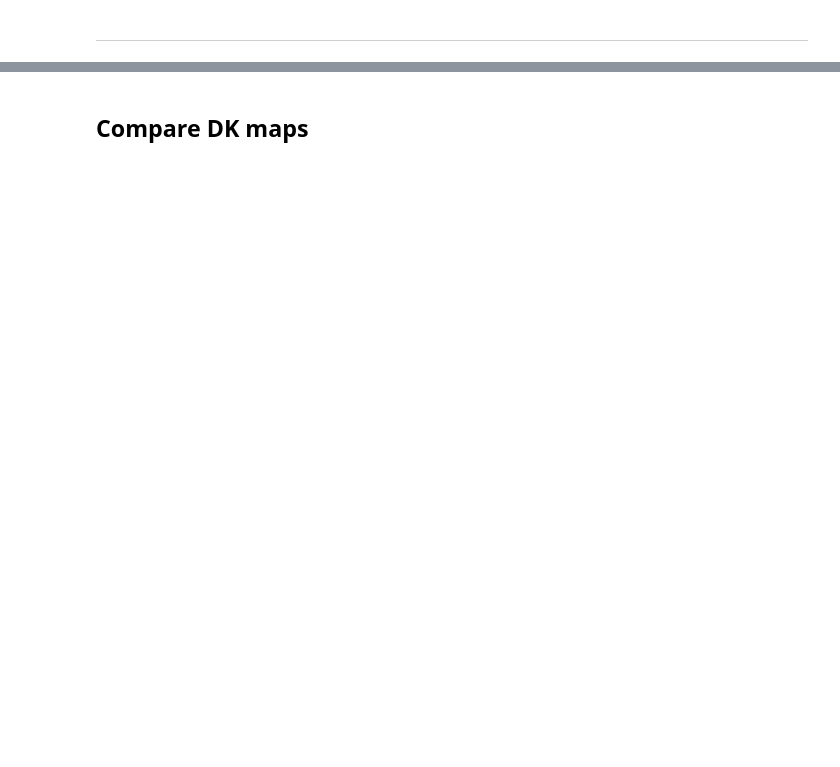
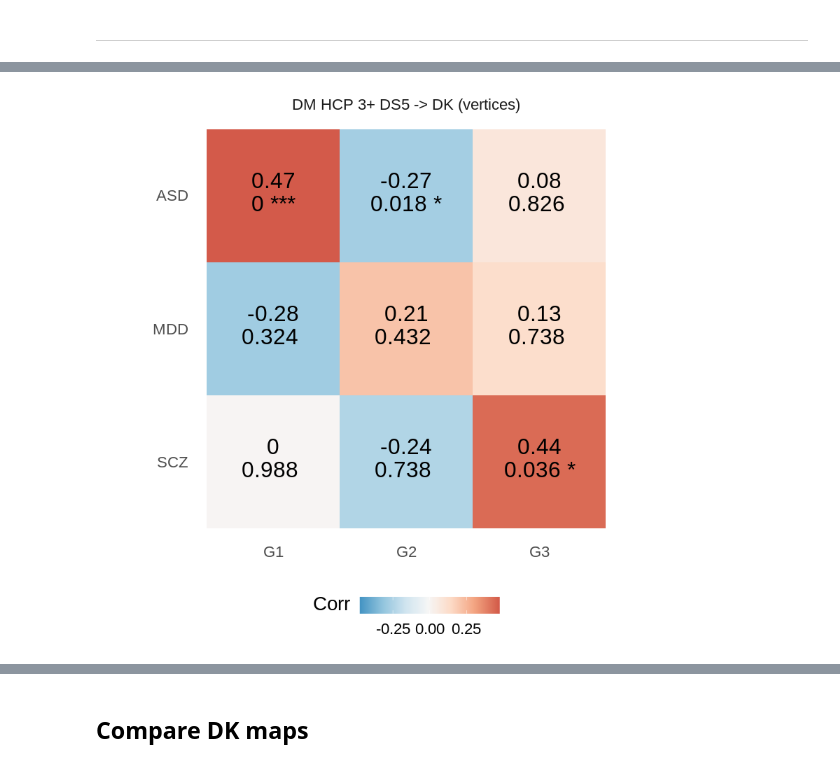
Before and after one commit to richardajdear/AHBA_gradients, a Jupyter notebook: notebooks/disorder_maps.ipynb, the cells around one changed output, grey strips where cells are left out. Saved outputs shown, nothing was run; the diff lists cells and outputs as text; code cells hidden in the pictures; blank space fills up the shorter version.

```diff
--- a/notebooks/disorder_maps.ipynb
+++ b/notebooks/disorder_maps.ipynb
@@ -54,0 +75,10 @@ New gradients version: method=dm, kernel=normalized_angle, sparsity=0, data=hcp_
+# %%
+dk_scores_dict = {
+    # 'dm_hcp_ds9_vertices': dm_hcp_ds9.score_in_dk(),
+    'dm_hcp_3d_ds5_vertices': dm_hcp_3d_ds5.score_in_dk()
+}
+
+dk_scores = (pd.concat(dk_scores_dict)
+             .reset_index(0)
+             .rename({'level_0':'version'}, axis=1)
+            )
@@ -54,0 +91,26 @@ New gradients version: method=dm, kernel=normalized_angle, sparsity=0, data=hcp_
+# %%
+null_corrs_dict = {}
+for name, scores in dk_scores_dict.items():
+    sim_grads = np.load(f"../outputs/permutations/sim_gradients_dk_1000_{name}.npy")
+    spin_grads = np.load(f"../outputs/permutations/spin_gradients_dk_1000_{name}.npy")
+    null_corrs_dict[name] = corr_nulls_from_grads(spin_grads, scores, maps, method='pearson')
+# %%
+corr_versions = {}
+for name, scores in dk_scores_dict.items():
+    corrs = get_corrs(scores, maps, atlas='dk')#.loc[lambda x: ~np.isin(x.index, ['ANX', 'MCI', 'ADHD'])]
+    null_corrs = null_corrs_dict[name]#.loc[lambda x: ~np.isin(x['map'], ['ANX', 'MCI', 'ADHD'])]
+    corr_versions[name] = get_null_p(corrs, null_corrs, adjust='fdr_bh')
+
+names_dict = {
+    # 'dm_hcp_ds9_vertices': 'DM HCP DS9 -> DK (vertices)',
+    'dm_hcp_3d_ds5_vertices': 'DM HCP 3+ DS5 -> DK (vertices)'
+}
+
+corr_versions = pd.concat(corr_versions).reset_index(0).rename({'level_0':'version'},axis=1) \
+        .assign(version = lambda x: pd.Categorical(x['version'].replace(names_dict), ordered=True, categories=names_dict.values()))
+# %%
+%%R -i corr_versions -i maps -i dk_scores -w 8 -h 8 --units in -r 100
+source("../code/plot_maps.R")
+plot_corr_versions_2(corr_versions, size=8)
+# %% [output]
+[figure, added]
```
Also changed, not shown: parts of 22 cells of this notebook, 18 other files.
